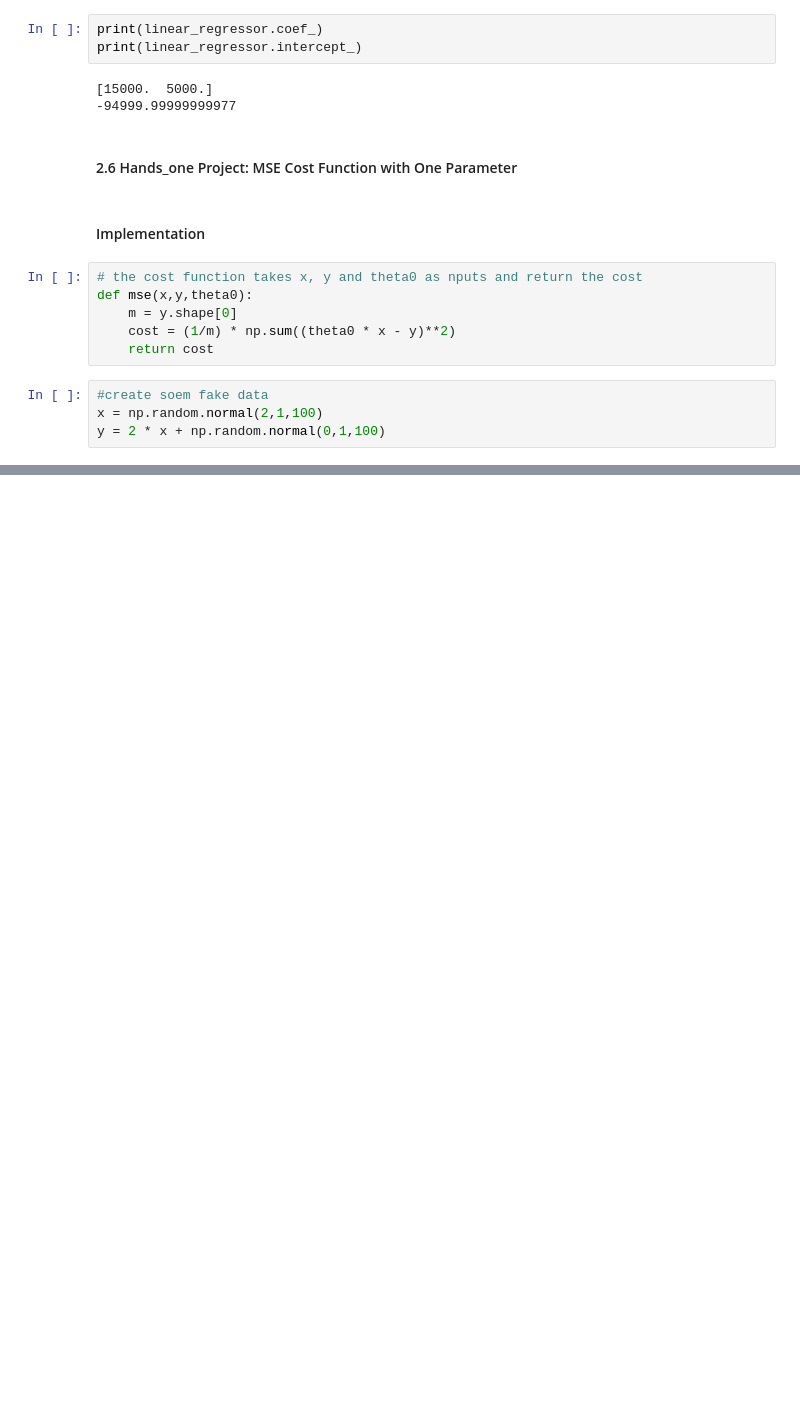
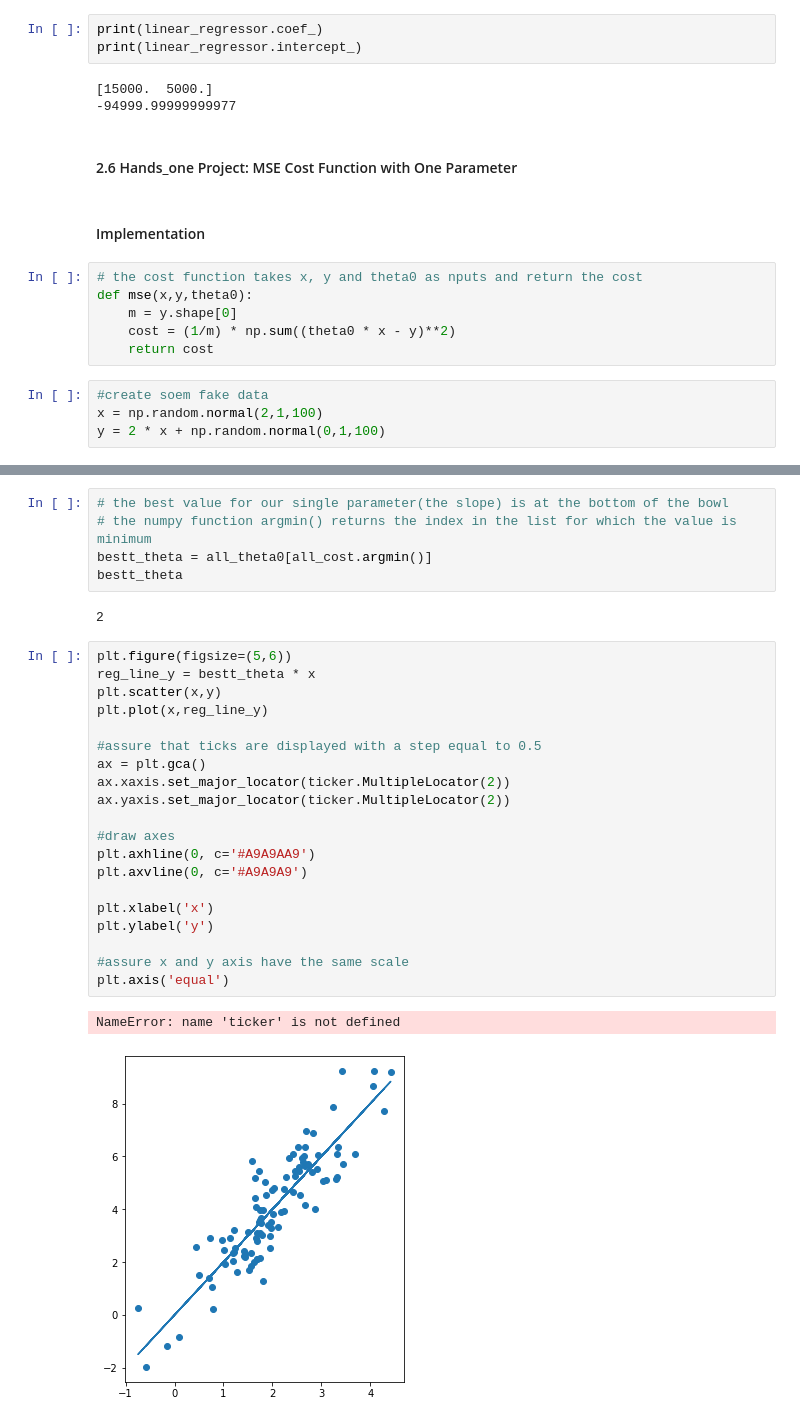
Before and after one commit to ajakaiye33/Thinkful_drills, a Jupyter notebook: math_for_ds/Exploring math for data science Book.ipynb, the cells around one changed output, grey strips where cells are left out. Drawn from its saved outputs; the diff is of its cells as text; blank space fills up the shorter version.

```diff
--- a/math_for_ds/Exploring math for data science Book.ipynb
+++ b/math_for_ds/Exploring math for data science Book.ipynb
@@ -104,0 +105,30 @@ Text(0, 0.5, 'cost')
+# %%
+# the best value for our single parameter(the slope) is at the bottom of the bowl
+# the numpy function argmin() returns the index in the list for which the value is minimum
+bestt_theta = all_theta0[all_cost.argmin()]
+bestt_theta
+# %% [output]
+2
+# %%
+plt.figure(figsize=(5,6))
+reg_line_y = bestt_theta * x
+plt.scatter(x,y)
+plt.plot(x,reg_line_y)
+
+#assure that ticks are displayed with a step equal to 0.5
+ax = plt.gca()
+ax.xaxis.set_major_locator(ticker.MultipleLocator(2))
+ax.yaxis.set_major_locator(ticker.MultipleLocator(2))
+
+#draw axes
+plt.axhline(0, c='#A9A9AA9')
+plt.axvline(0, c='#A9A9A9')
+
+plt.xlabel('x')
+plt.ylabel('y')
+
+#assure x and y axis have the same scale
+plt.axis('equal')
+# %% [output]
+NameError: name 'ticker' is not defined
+[figure, added]
```
Also changed, not shown: parts of 3 cells of this notebook.
